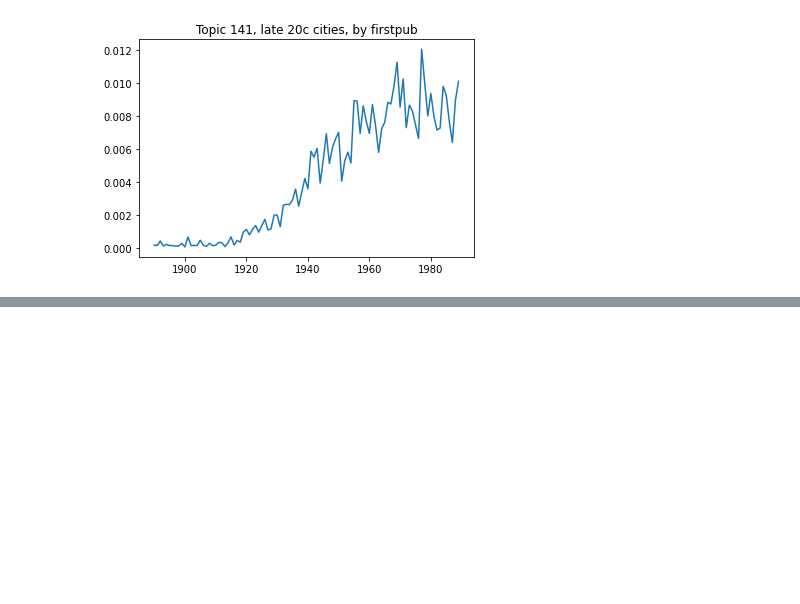
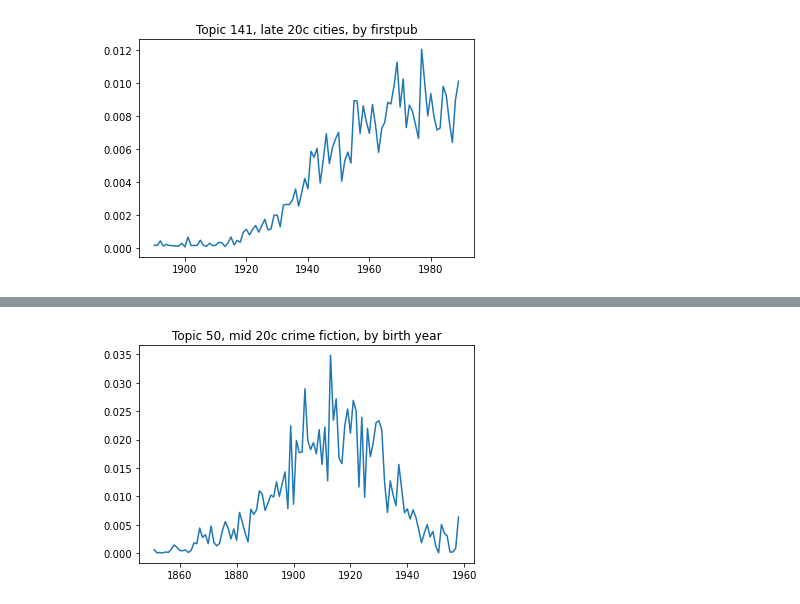
Before and after one commit to tedunderwood/period-cohort, a Jupyter notebook: regression/InterpretTopicResults.ipynb, the cells around one changed output, grey strips where cells are left out. Drawn from its saved outputs; the diff is of its cells as text; code cells hidden in the pictures; blank space fills up the shorter version.

```diff
--- a/regression/InterpretTopicResults.ipynb
+++ b/regression/InterpretTopicResults.ipynb
@@ -380,0 +401,8 @@ plt.show()
+# %%
+fpxaxis, avgbyfirstpub, byxaxis, avgbybirthyear = extract_trajectories('t50', bookdata)
+# %%
+sns.lineplot(x = byxaxis, y = avgbybirthyear)
+plt.title('Topic 50, mid 20c crime fiction, by birth year')
+plt.show()
+# %% [output]
+[figure, added]
```
Also changed, not shown: parts of 21 cells of this notebook, 2 other files.
